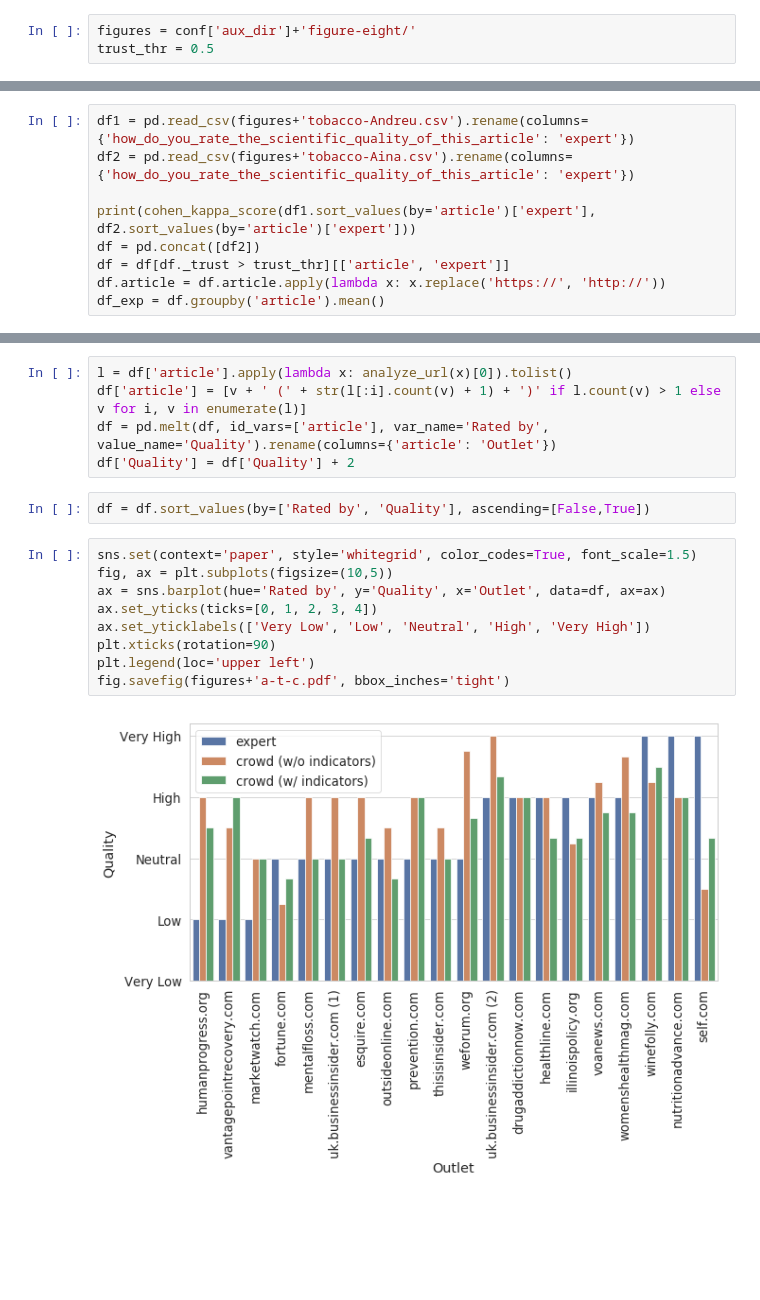
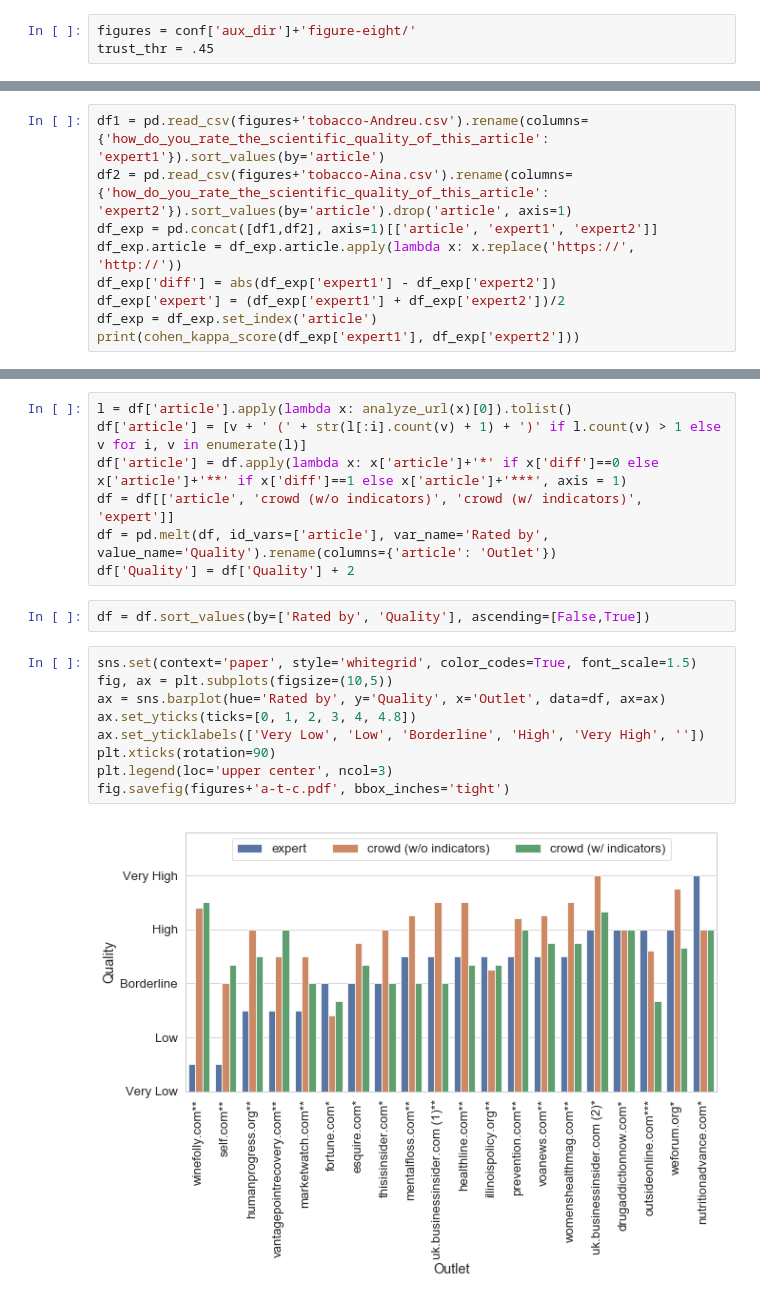
Before and after one commit to psmeros/SciLens, a Jupyter notebook: src/figures-atc.ipynb, the cells around one changed output, grey strips where cells are left out. Cells and saved outputs as stored; diff of their text form; blank space fills up the shorter version.

```diff
--- a/src/figures-atc.ipynb
+++ b/src/figures-atc.ipynb
@@ -16,7 +17,7 @@ The autoreload extension is already loaded. To reload it, use:
   %reload_ext autoreload
 # %%
 figures = conf['aux_dir']+'figure-eight/'
-trust_thr = 0.5
+trust_thr = .45
 # %%
 df = pd.read_csv(figures+'tobacco-crowd.csv').rename(columns={'how_do_you_rate_the_scientific_quality_of_this_article': 'crowd (w/o indicators)'})
 df = df[df._trust > trust_thr][['article', 'crowd (w/o indicators)']]
@@ -34,12 +35,12 @@ df_crowd_ind = df.groupby('article').mean()
 # %% [output]
 (65, 2)
 # %%
-df1 = pd.read_csv(figures+'tobacco-Andreu.csv').rename(columns={'how_do_you_rate_the_scientific_quality_of_this_article': 'expert'})
-df2 = pd.read_csv(figures+'tobacco-Aina.csv').rename(columns={'how_do_you_rate_the_scientific_quality_of_this_article': 'expert'})
-
-print(cohen_kappa_score(df1.sort_values(by='article')['expert'], df2.sort_values(by='article')['expert']))
-df = pd.concat([df2])
-df = df[df._trust > trust_thr][['article', 'expert']]
-df.article = df.article.apply(lambda x: x.replace('https://', 'http://'))
-df_exp = df.groupby('article').mean()
+df1 = pd.read_csv(figures+'tobacco-Andreu.csv').rename(columns={'how_do_you_rate_the_scientific_quality_of_this_article': 'expert1'}).sort_values(by='article')
+df2 = pd.read_csv(figures+'tobacco-Aina.csv').rename(columns={'how_do_you_rate_the_scientific_quality_of_this_article': 'expert2'}).sort_values(by='article').drop('article', axis=1)
+df_exp = pd.concat([df1,df2], axis=1)[['article', 'expert1', 'expert2']]
+df_exp.article = df_exp.article.apply(lambda x: x.replace('https://', 'http://'))
+df_exp['diff'] = abs(df_exp['expert1'] - df_exp['expert2'])
+df_exp['expert'] = (df_exp['expert1'] + df_exp['expert2'])/2
+df_exp = df_exp.set_index('article')
+print(cohen_kappa_score(df_exp['expert1'], df_exp['expert2']))
 # %% [output]
@@ -58,6 +74,8 @@ df.corr()
 # %%
 l = df['article'].apply(lambda x: analyze_url(x)[0]).tolist()
 df['article'] = [v + ' (' + str(l[:i].count(v) + 1) + ')' if l.count(v) > 1 else v for i, v in enumerate(l)]
+df['article'] = df.apply(lambda x: x['article']+'*' if x['diff']==0 else x['article']+'**' if x['diff']==1 else x['article']+'***', axis = 1)
+df = df[['article', 'crowd (w/o indicators)', 'crowd (w/ indicators)', 'expert']]
 df = pd.melt(df, id_vars=['article'], var_name='Rated by', value_name='Quality').rename(columns={'article': 'Outlet'})
 df['Quality'] = df['Quality'] + 2
 # %%
@@ -65,11 +83,11 @@ df = df.sort_values(by=['Rated by', 'Quality'], ascending=[False,True])
 # %%
 sns.set(context='paper', style='whitegrid', color_codes=True, font_scale=1.5)
 fig, ax = plt.subplots(figsize=(10,5))
 ax = sns.barplot(hue='Rated by', y='Quality', x='Outlet', data=df, ax=ax)
-ax.set_yticks(ticks=[0, 1, 2, 3, 4])
-ax.set_yticklabels(['Very Low', 'Low', 'Neutral', 'High', 'Very High'])
+ax.set_yticks(ticks=[0, 1, 2, 3, 4, 4.8])
+ax.set_yticklabels(['Very Low', 'Low', 'Borderline', 'High', 'Very High', ''])
 plt.xticks(rotation=90)
-plt.legend(loc='upper left')
+plt.legend(loc='upper center', ncol=3)
 fig.savefig(figures+'a-t-c.pdf', bbox_inches='tight')
 # %% [output]
-[figure, old version]
+[figure, new version]
```
Also changed, not shown: parts of 6 cells of this notebook, 3 other files.
